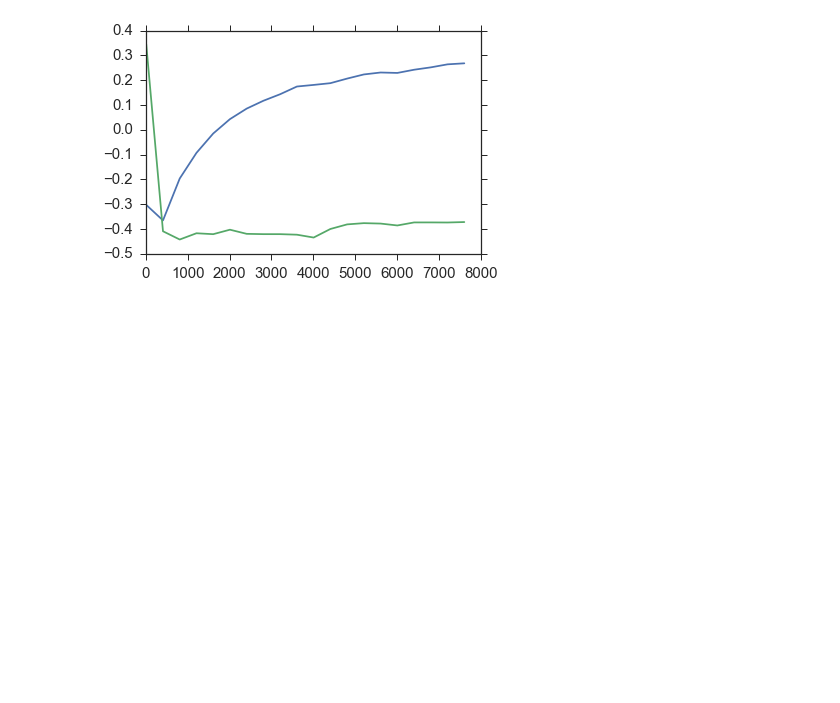
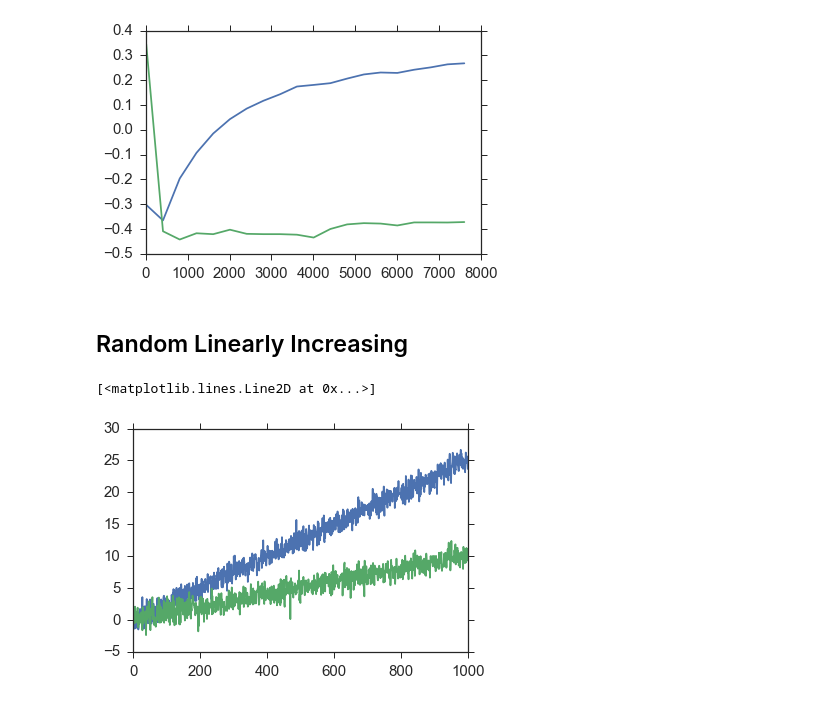
Before and after one commit to nickc1/skccm, a Jupyter notebook: scripts/skCCM_examples.ipynb, the cells around one changed output. Saved outputs shown, nothing was run; the diff lists cells and outputs as text; code cells hidden in the pictures; blank space fills up the shorter version.

Commit message:
added a bunch of figures for the blog post

```diff
--- a/scripts/skCCM_examples.ipynb
+++ b/scripts/skCCM_examples.ipynb
@@ -375,3 +369,15 @@ plt.plot(lib_lens,sc2)
 # %% [output]
 [<matplotlib.lines.Line2D at 0x...>]
 [figure]
+# %% [markdown]
+## Random Linearly Increasing
+# %%
+ts_length=1000
+x1 = np.random.randn(ts_length,) + np.linspace(0,25,ts_length)
+x2 = np.random.randn(ts_length,) + np.linspace(0,10,ts_length)
+# %%
+plt.plot(x1)
+plt.plot(x2)
+# %% [output]
+[<matplotlib.lines.Line2D at 0x...>]
+[figure, added]
```
Also changed, not shown: parts of 37 cells of this notebook, 8 other files.
